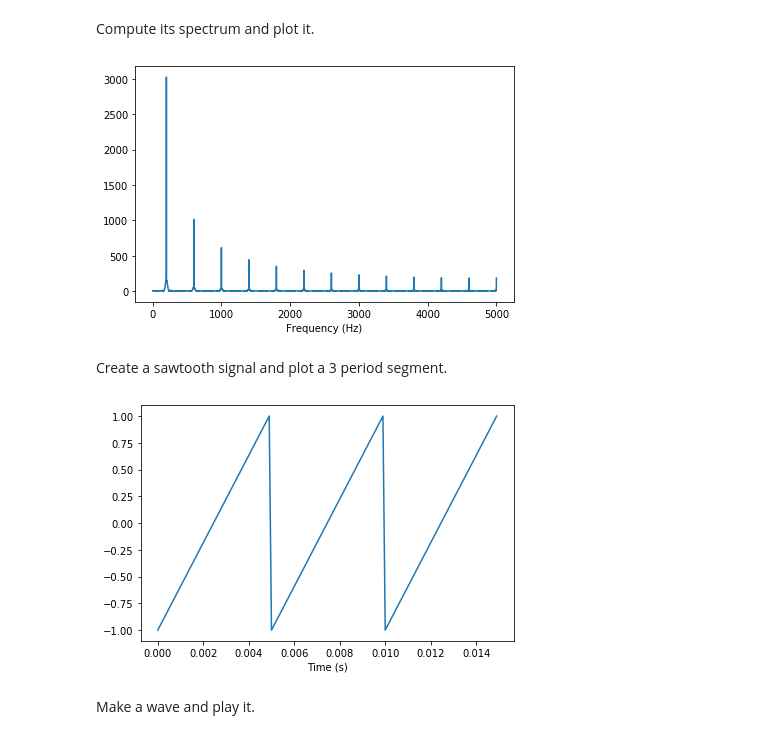
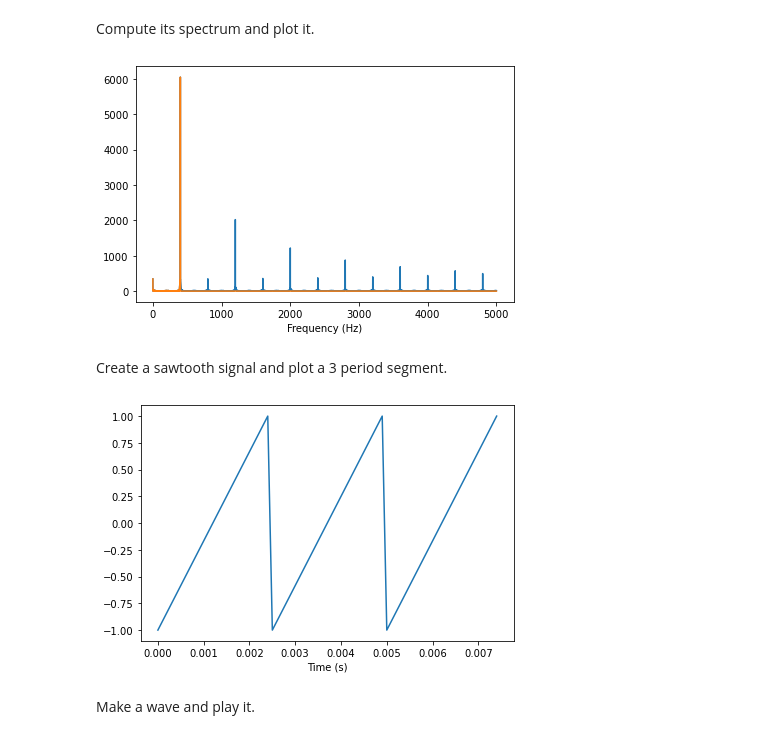
Before and after one commit to surbhit21/ThinkDSP, a Jupyter notebook: code/chap02.ipynb, the cells around one changed output. Cells and saved outputs as stored; diff of their text form; code cells hidden in the pictures.

```diff
--- a/code/chap02.ipynb
+++ b/code/chap02.ipynb
@@ -49,7 +52,7 @@ Make a square signal and plot a 3 period segment.
 # %%
 from thinkdsp import SquareSignal
 
-signal = SquareSignal(200)
+signal = SquareSignal(400)
 duration = signal.period*3
 segment = signal.make_wave(duration, framerate=10000)
 segment.plot()
@@ -59,7 +62,7 @@ decorate(xlabel='Time (s)')
 # %% [markdown]
 Make a wave and play it.
 # %%
-wave = signal.make_wave(duration=0.5, framerate=10000)
+wave = signal.make_wave(duration=1, framerate=10000)
 wave.apodize()
 wave.make_audio()
 # %% [output]
@@ -69,21 +72,23 @@ Compute its spectrum and plot it.
 # %%
 spectrum = wave.make_spectrum()
 spectrum.plot()
 decorate(xlabel='Frequency (Hz)')
+spectrum.low_pass(400)
+spectrum.plot()
 # %% [output]
-[figure, old version]
+[figure, new version]
 # %% [markdown]
 Create a sawtooth signal and plot a 3 period segment.
 # %%
 from thinkdsp import SawtoothSignal
 
-signal = SawtoothSignal(200)
+signal = SawtoothSignal(400)
 duration = signal.period*3
 segment = signal.make_wave(duration, framerate=10000)
 segment.plot()
 decorate(xlabel='Time (s)')
 # %% [output]
-[figure, old version]
+[figure, new version]
 # %% [markdown]
 Make a wave and play it.
 # %%
```
Also changed, not shown: parts of 31 cells of this notebook, 1 other file.
